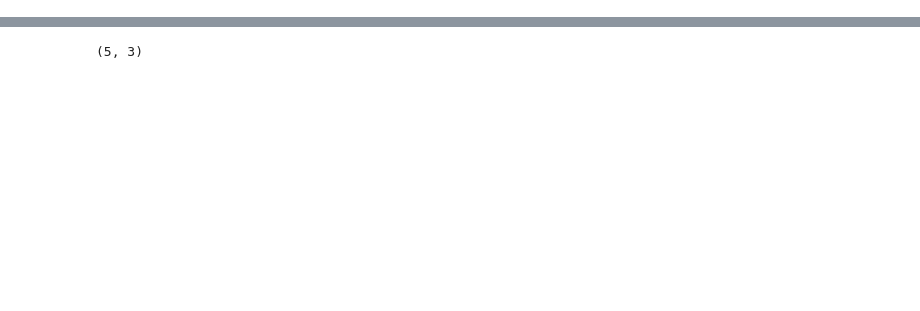
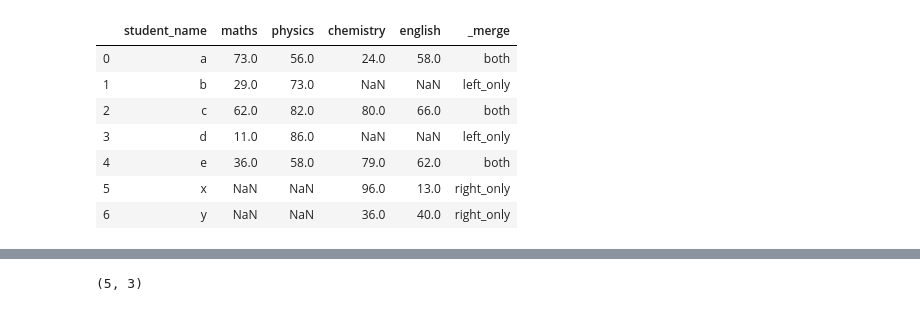
Before and after one commit to spk104/spklearn-ml, a Jupyter notebook: Class 10_Feb 08.ipynb, the cells around one changed output, grey strips where cells are left out. Saved outputs shown, nothing was run; the diff lists cells and outputs as text; code cells hidden in the pictures; blank space fills up the shorter version.

```diff
--- a/Class 10_Feb 08.ipynb
+++ b/Class 10_Feb 08.ipynb
@@ -115,0 +125,12 @@ df2
+# %%
+df3 = pd.merge(df1,df2,on=['student_name'],how='outer',indicator=True)
+df3
+# %% [output]
+|  | student_name | maths | physics | chemistry | english | _merge |
+| 0 | a | 73.0 | 56.0 | 24.0 | 58.0 | both |
+| 1 | b | 29.0 | 73.0 | NaN | NaN | left_only |
+| 2 | c | 62.0 | 82.0 | 80.0 | 66.0 | both |
+| 3 | d | 11.0 | 86.0 | NaN | NaN | left_only |
+| 4 | e | 36.0 | 58.0 | 79.0 | 62.0 | both |
+| 5 | x | NaN | NaN | 96.0 | 13.0 | right_only |
+| 6 | y | NaN | NaN | 36.0 | 40.0 | right_only |
```
Also changed, not shown: parts of 48 cells of this notebook, 5 other files.
